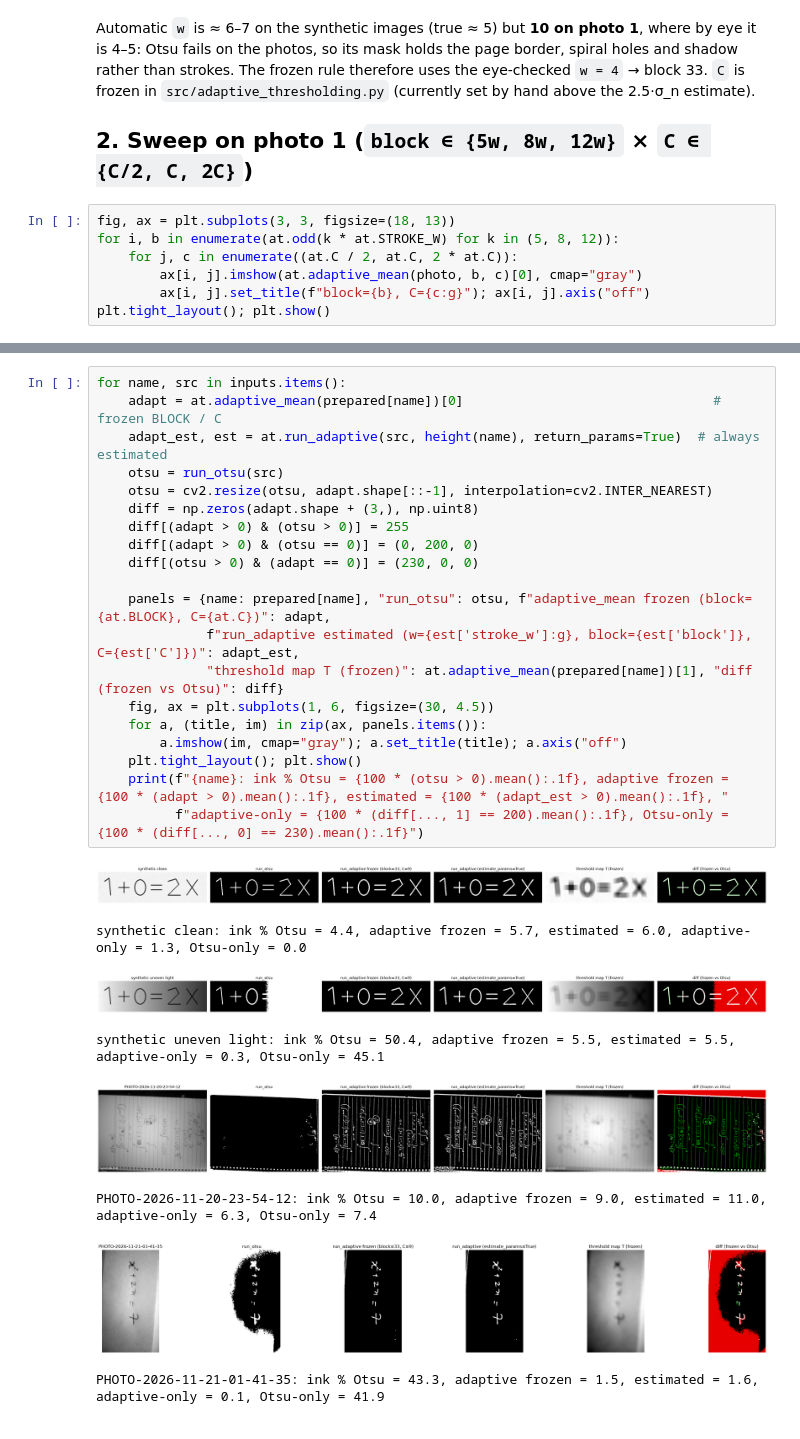
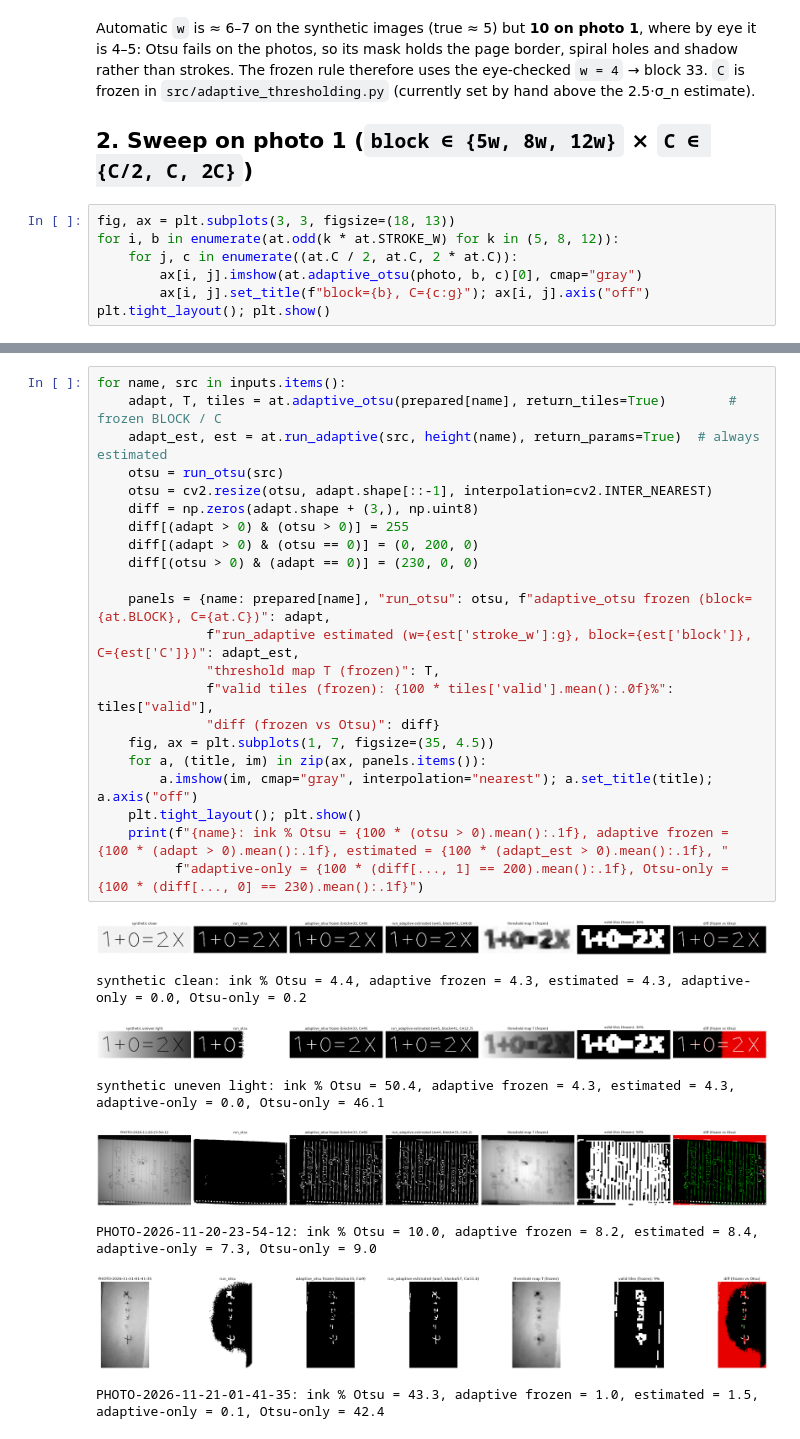
Before and after one commit to dgupta20104/e9-241-dip-project, a Jupyter notebook: notebooks/02_adaptive_thresholding.ipynb, the cells around one changed output, grey strips where cells are left out. Drawn from its saved outputs; the diff is of its cells as text.

Commit message:
implementing precise thresholding

```diff
--- a/notebooks/02_adaptive_thresholding.ipynb
+++ b/notebooks/02_adaptive_thresholding.ipynb
@@ -66,7 +70,7 @@ Automatic `w` is ≈ 6–7 on the synthetic images (true ≈ 5) but **10 on phot
 fig, ax = plt.subplots(3, 3, figsize=(18, 13))
 for i, b in enumerate(at.odd(k * at.STROKE_W) for k in (5, 8, 12)):
     for j, c in enumerate((at.C / 2, at.C, 2 * at.C)):
-        ax[i, j].imshow(at.adaptive_mean(photo, b, c)[0], cmap="gray")
+        ax[i, j].imshow(at.adaptive_otsu(photo, b, c)[0], cmap="gray")
         ax[i, j].set_title(f"block={b}, C={c:g}"); ax[i, j].axis("off")
 plt.tight_layout(); plt.show()
 # %% [output]
@@ -79,30 +84,32 @@ plt.tight_layout(); plt.show()
 Diff map (frozen vs Otsu): white = ink in both, green = adaptive only, red = Otsu only (Otsu output resized to the adaptive size only for this map).
 # %%
 for name, src in inputs.items():
-    adapt = at.adaptive_mean(prepared[name])[0]                                # frozen BLOCK / C
+    adapt, T, tiles = at.adaptive_otsu(prepared[name], return_tiles=True)        # frozen BLOCK / C
     adapt_est, est = at.run_adaptive(src, height(name), return_params=True)  # always estimated
     otsu = run_otsu(src)
     otsu = cv2.resize(otsu, adapt.shape[::-1], interpolation=cv2.INTER_NEAREST)
     diff = np.zeros(adapt.shape + (3,), np.uint8)
     diff[(adapt > 0) & (otsu > 0)] = 255
     diff[(adapt > 0) & (otsu == 0)] = (0, 200, 0)
     diff[(otsu > 0) & (adapt == 0)] = (230, 0, 0)
 
-    panels = {name: prepared[name], "run_otsu": otsu, f"adaptive_mean frozen (block={at.BLOCK}, C={at.C})": adapt,
+    panels = {name: prepared[name], "run_otsu": otsu, f"adaptive_otsu frozen (block={at.BLOCK}, C={at.C})": adapt,
               f"run_adaptive estimated (w={est['stroke_w']:g}, block={est['block']}, C={est['C']})": adapt_est,
-              "threshold map T (frozen)": at.adaptive_mean(prepared[name])[1], "diff (frozen vs Otsu)": diff}
-    fig, ax = plt.subplots(1, 6, figsize=(30, 4.5))
+              "threshold map T (frozen)": T,
+              f"valid tiles (frozen): {100 * tiles['valid'].mean():.0f}%": tiles["valid"],
+              "diff (frozen vs Otsu)": diff}
+    fig, ax = plt.subplots(1, 7, figsize=(35, 4.5))
     for a, (title, im) in zip(ax, panels.items()):
-        a.imshow(im, cmap="gray"); a.set_title(title); a.axis("off")
+        a.imshow(im, cmap="gray", interpolation="nearest"); a.set_title(title); a.axis("off")
     plt.tight_layout(); plt.show()
     print(f"{name}: ink % Otsu = {100 * (otsu > 0).mean():.1f}, adaptive frozen = {100 * (adapt > 0).mean():.1f}, estimated = {100 * (adapt_est > 0).mean():.1f}, "
           f"adaptive-only = {100 * (diff[..., 1] == 200).mean():.1f}, Otsu-only = {100 * (diff[..., 0] == 230).mean():.1f}")
 # %% [output]
-[figure, old version]
+[figure, new version]
-synthetic clean: ink % Otsu = 4.4, adaptive frozen = 5.7, estimated = 6.0, adaptive-only = 1.3, Otsu-only = 0.0
+synthetic clean: ink % Otsu = 4.4, adaptive frozen = 4.3, estimated = 4.3, adaptive-only = 0.0, Otsu-only = 0.2
-[figure, old version]
+[figure, new version]
-synthetic uneven light: ink % Otsu = 50.4, adaptive frozen = 5.5, estimated = 5.5, adaptive-only = 0.3, Otsu-only = 45.1
+synthetic uneven light: ink % Otsu = 50.4, adaptive frozen = 4.3, estimated = 4.3, adaptive-only = 0.0, Otsu-only = 46.1
-[figure, old version]
+[figure, new version]
-PHOTO-2026-11-20-23-54-12: ink % Otsu = 10.0, adaptive frozen = 9.0, estimated = 11.0, adaptive-only = 6.3, Otsu-only = 7.4
+PHOTO-2026-11-20-23-54-12: ink % Otsu = 10.0, adaptive frozen = 8.2, estimated = 8.4, adaptive-only = 7.3, Otsu-only = 9.0
-[figure, old version]
+[figure, new version]
-PHOTO-2026-11-21-01-41-35: ink % Otsu = 43.3, adaptive frozen = 1.5, estimated = 1.6, adaptive-only = 0.1, Otsu-only = 41.9
+PHOTO-2026-11-21-01-41-35: ink % Otsu = 43.3, adaptive frozen = 1.0, estimated = 1.5, adaptive-only = 0.1, Otsu-only = 42.4
```
Also changed, not shown: parts of 7 cells of this notebook, 5 other files.
